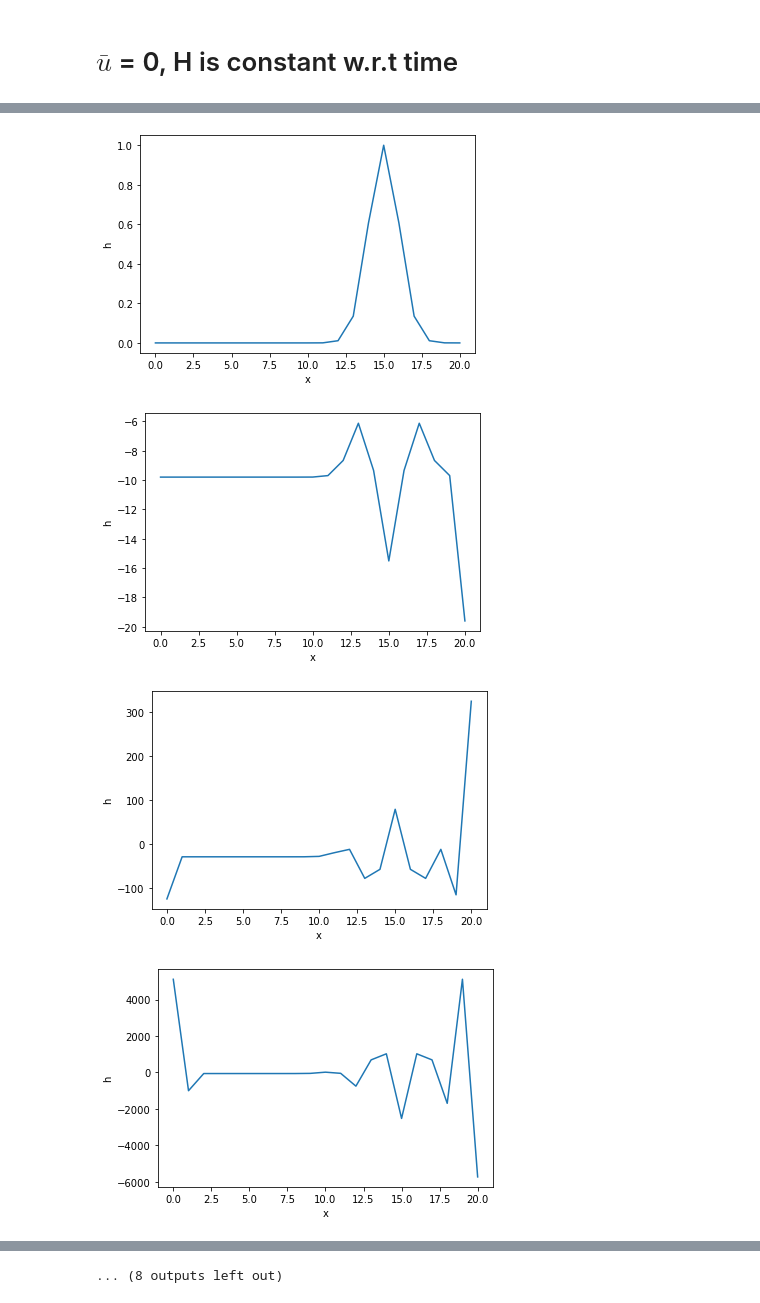
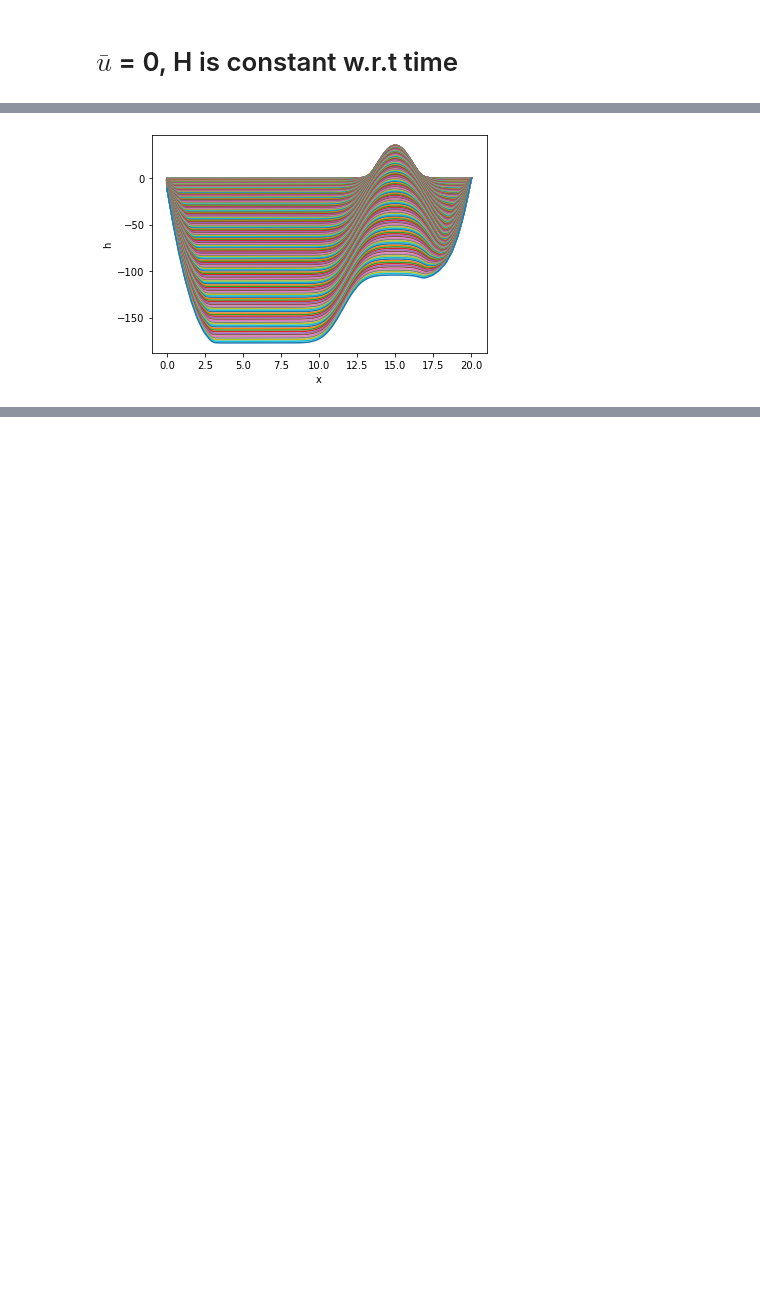
Before and after one commit to ericjmei/EAS4610_GravityWaves, a Jupyter notebook: Project Notebook-checkpoint.ipynb, the cells around one changed output, grey strips where cells are left out. Drawn from its saved outputs; the diff is of its cells as text; code cells hidden in the pictures; blank space fills up the shorter version.

```diff
--- a/Project Notebook-checkpoint.ipynb
+++ b/Project Notebook-checkpoint.ipynb
@@ -9,9 +9,9 @@ import matplotlib.animation as animation
 # %%
 #set constants
 g = 9.8
-dx = 1
-dt = 1
-tf = 200
+dx = .1
+dt = .01
+tf = 1
 xf = 20 #from Short/Hesp
 
 #set parameters
@@ -30,7 +30,7 @@ nt = len(t)
 
 #import height data -- Currently using linear data w bounds from Short/Hesp
 #H = np.linspace(0,35/1000,nx)
-H= np.ones(nx)
+H= 0.3*np.ones(nx)
 
 #create matrices
 diag_idx = np.arange(nx)
@@ -83,12 +67,8 @@ array([ 3.78546060e+27, -6.40087179e+27,  7.25495373e+27, -6.52309541e+27,
 # %%
 for k in np.arange(0,nt-1):
 
     plt.plot(x,h[:,k])
     plt.xlabel('x')
     plt.ylabel('h')
-    plt.pause(.05)
 # %% [output]
-[figure, old version]
+[figure, new version]
-[figure, removed]
-[figure, removed]
-[figure, removed]
@@ -103 +74,0 @@ for k in np.arange(0,nt-1):
-... (8 outputs left out)
```
Also changed, not shown: parts of 3 cells of this notebook.
